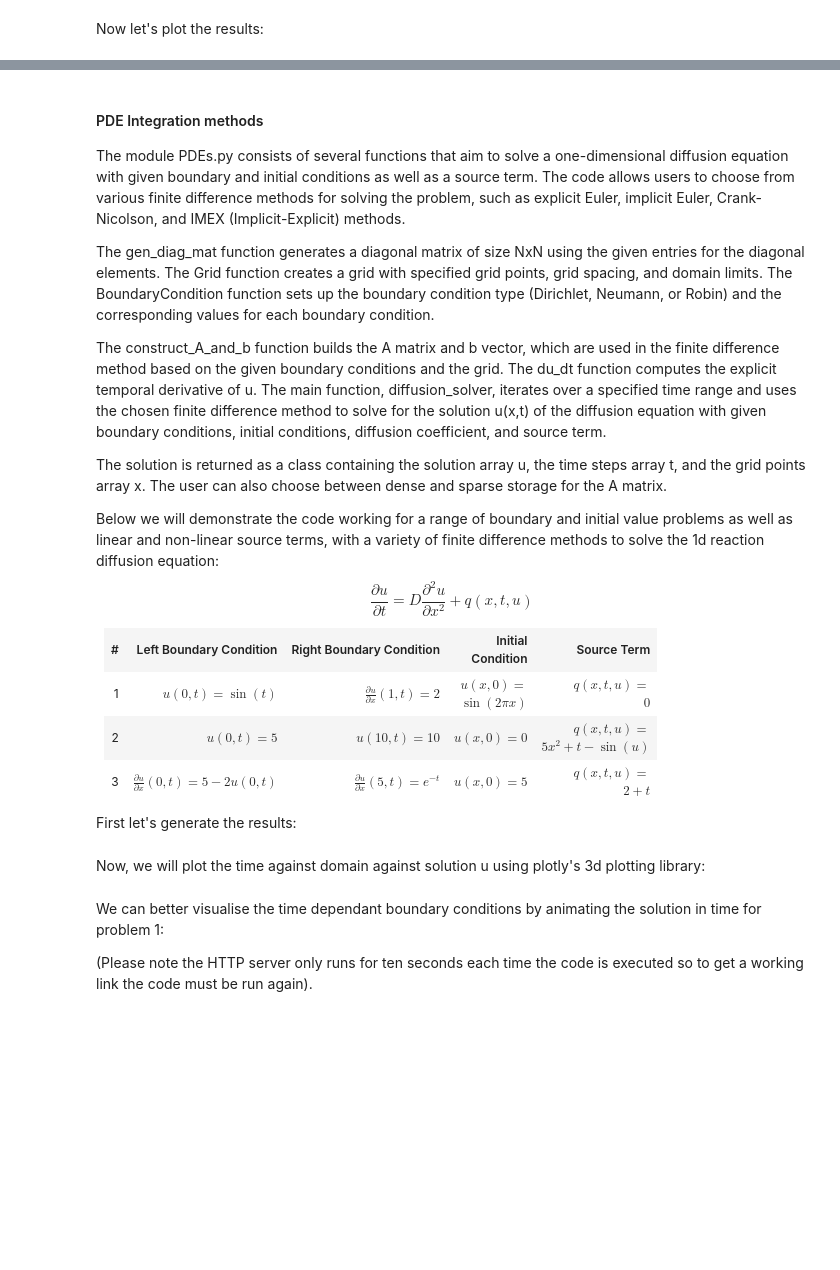
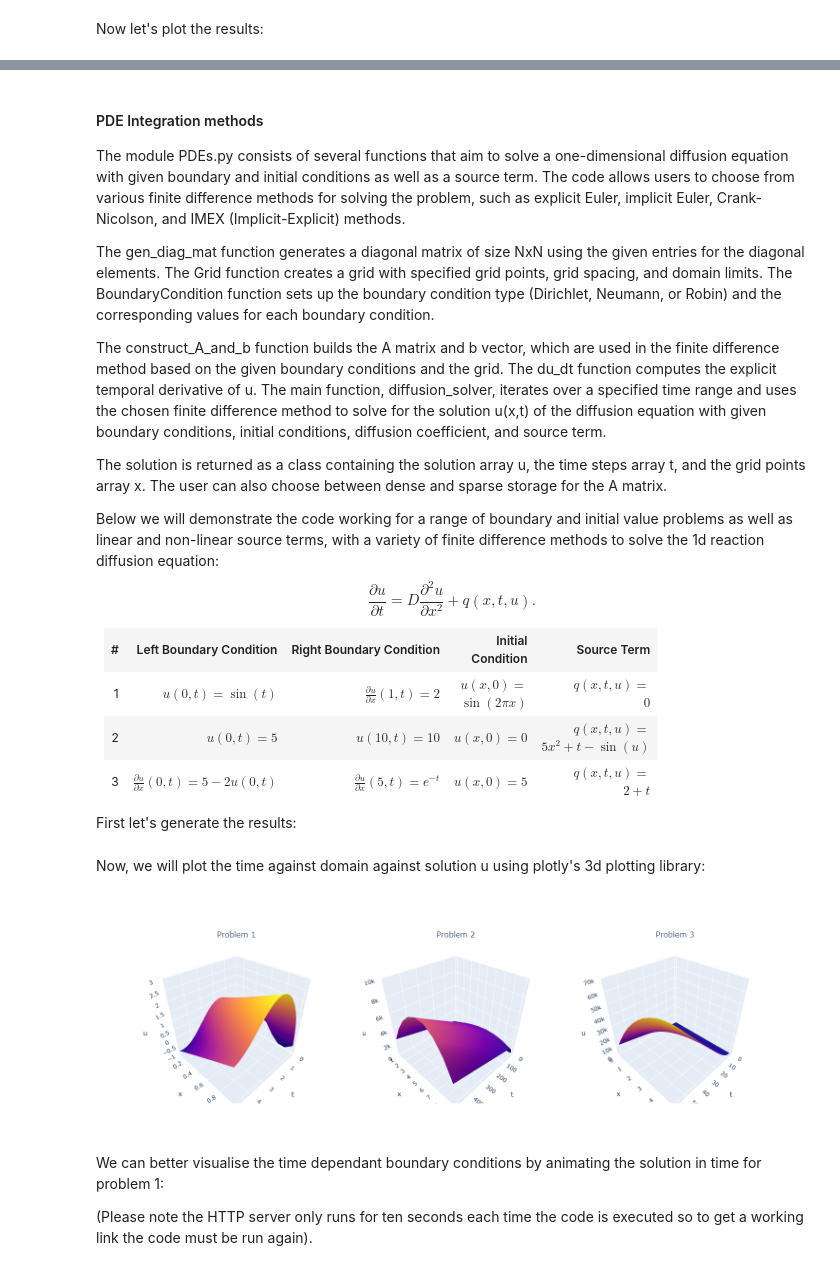
Before and after one commit to MikeJohnson424/emat30008, a Jupyter notebook: report.ipynb, the cells around one changed output, grey strips where cells are left out. Cells and saved outputs as stored; diff of their text form; code cells hidden in the pictures; blank space fills up the shorter version.

```diff
--- a/report.ipynb
+++ b/report.ipynb
@@ -229,7 +238,7 @@ The construct_A_and_b function builds the A matrix and b vector, which are used
 
 The solution is returned as a class containing the solution array u, the time steps array t, and the grid points array x. The user can also choose between dense and sparse storage for the A matrix.
 
-Below we will demonstrate the code working for a range of boundary and initial value problems as well as linear and non-linear source terms, with a variety of finite difference methods to solve the 1d reaction diffusion equation: $$\frac{\partial u}{\partial t} = D \frac{\partial^2 u}{\partial x^2} + q(x,t,u)$$
+Below we will demonstrate the code working for a range of boundary and initial value problems as well as linear and non-linear source terms, with a variety of finite difference methods to solve the 1d reaction diffusion equation: $$\frac{\partial u}{\partial t} = D \frac{\partial^2 u}{\partial x^2} + q(x,t,u).$$
 
 
 <table>
@@ -314,9 +323,6 @@ t_span3 = result.t
 # %% [markdown]
 Now, we will plot the time against domain against solution u using plotly's 3d plotting library:
 # %%
-import plotly.graph_objects as go
-from plotly.subplots import make_subplots
-
 # Create a 1x3 subplot layout
 fig = make_subplots(rows=1, cols=3,
                     specs=[[{'type': 'surface'}, {'type': 'surface'}, {'type': 'surface'}]],
@@ -332,33 +338,37 @@ fig.add_trace(go.Surface(z=u3, x=t_span3, y=x3), row=1, col=3)
 fig.update_traces(showscale=False)
 
 
 # Update the overall layout
 fig.update_layout(
     scene=dict(
         xaxis_title='t',
         yaxis_title='x',
         zaxis_title='u',
         xaxis=dict(range=[0, 5])
     ),
     scene2=dict(
         xaxis_title='t',
         yaxis_title='x',
         zaxis_title='u',
         xaxis=dict(range=[0, 500]),
         zaxis=dict(range=[0, 10000])
     ),
     scene3=dict(
         xaxis_title='t',
         yaxis_title='x',
         zaxis_title='u',
         xaxis=dict(range=[0, 60]),
         zaxis=dict(range=[0, 70000])
     ),
     autosize=False,
     width=1500,
     height=500,
     margin=dict(l=65, r=50, b=65, t=90)
 )
+img_bytes = pio.to_image(fig, format='png', width=1500, height=500, engine="kaleido")
+Image(img_bytes)
+# %% [output]
+[figure, added]
 # %% [markdown]
 We can better visualise the time dependant boundary conditions by animating the solution in time for problem 1:
 
```
Also changed, not shown: parts of 10 cells of this notebook, 4 other files.
